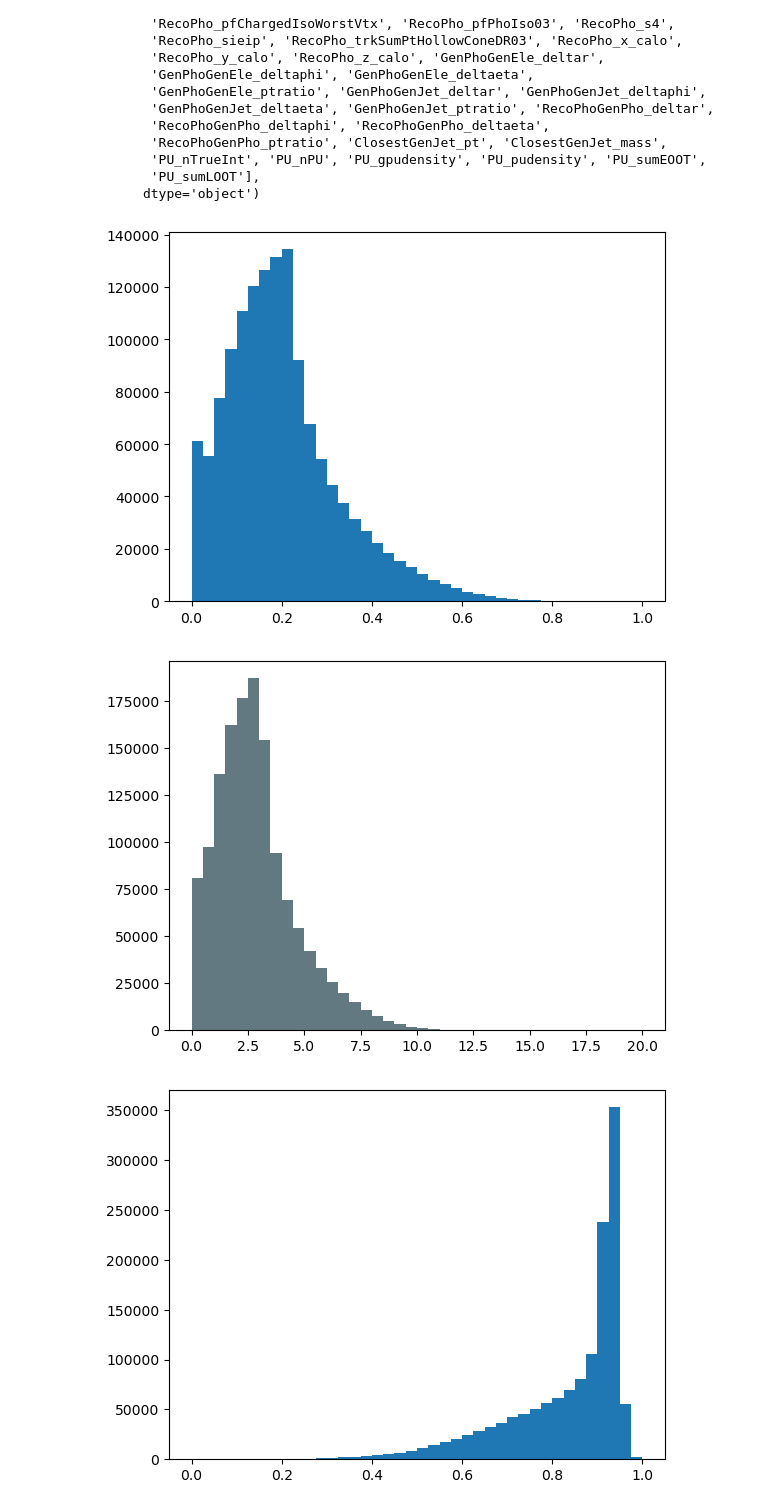
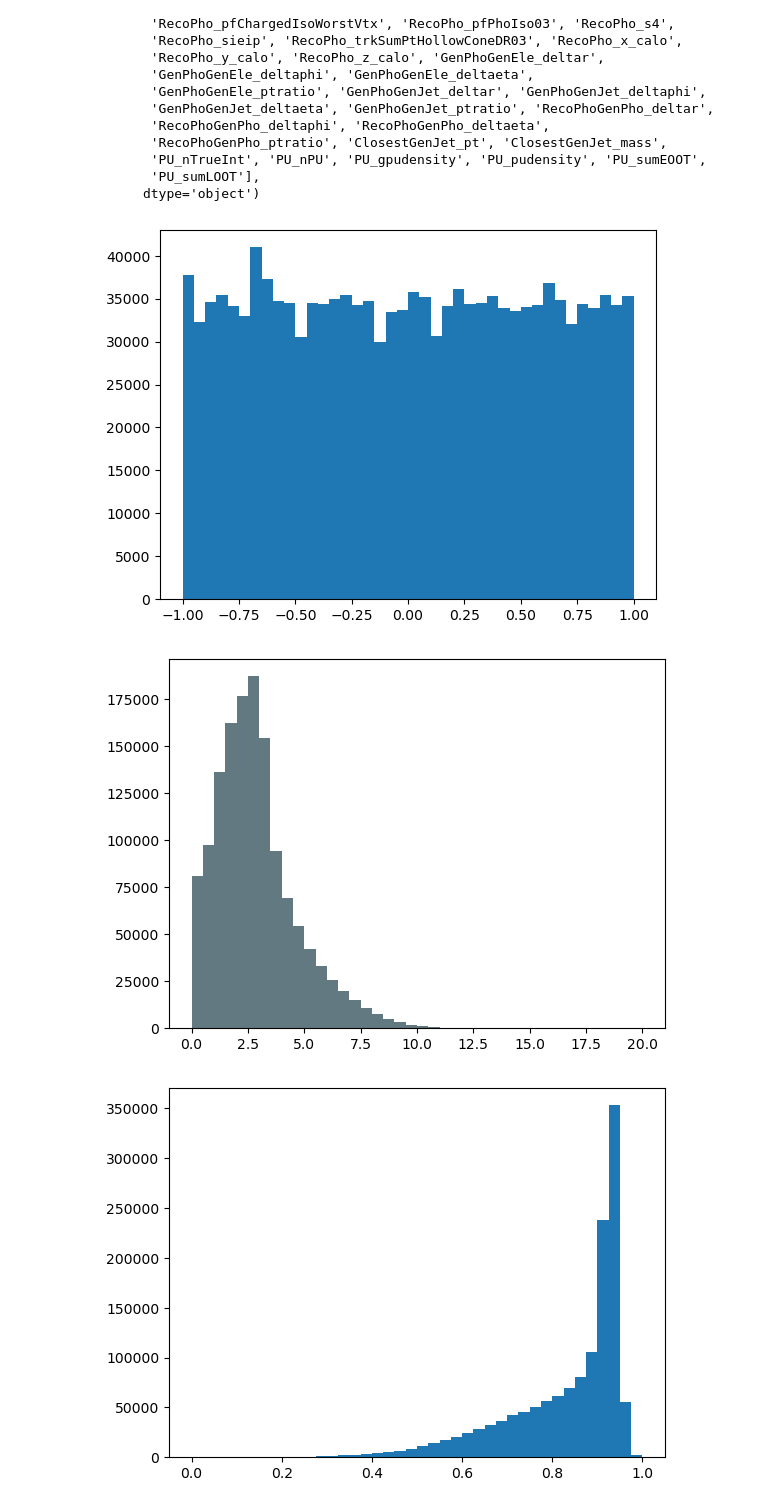
Before and after one commit to maxgalli/FlashSimStudies, a Jupyter notebook: preprocessing/study_photons.ipynb, the cells around one changed output. Drawn from its saved outputs; the diff is of its cells as text; code cells hidden in the pictures.

```diff
--- a/preprocessing/study_photons.ipynb
+++ b/preprocessing/study_photons.ipynb
@@ -43,22 +43,23 @@ Index(['GenPho_pt', 'GenPho_eta', 'GenPho_phi', 'GenPho_status',
 # %%
 pipe = Pipeline(
     [
         #('log_trans', FunctionTransformer(lambda x: np.log1p(x), inverse_func=lambda x: np.expm1(x))),
         #('log_trans', FunctionTransformer(lambda x: np.log1p(x/5), inverse_func=lambda x: np.expm1(x)*5)),
-        ('scaler', MinMaxScaler((0, 1)))
+        ('qt', QuantileTransformer()),
+        ('scaler', MinMaxScaler((-1, 1)))
     ]
 )
 
 orig_rng = (0, 20)
 var = df['GenPhoGenEle_deltar'].values
 new_var = pipe.fit_transform(var.reshape(-1, 1))
 plt.hist(new_var, bins=40);
 plt.show()
 old_var = pipe.inverse_transform(new_var)
 plt.hist(var, bins=40, range=orig_rng);
 plt.hist(old_var, bins=40, range=orig_rng, alpha=0.3);
 # %% [output]
-[figure, old version]
+[figure, new version]
 [figure]
 # %%
 pipe = Pipeline(
```
